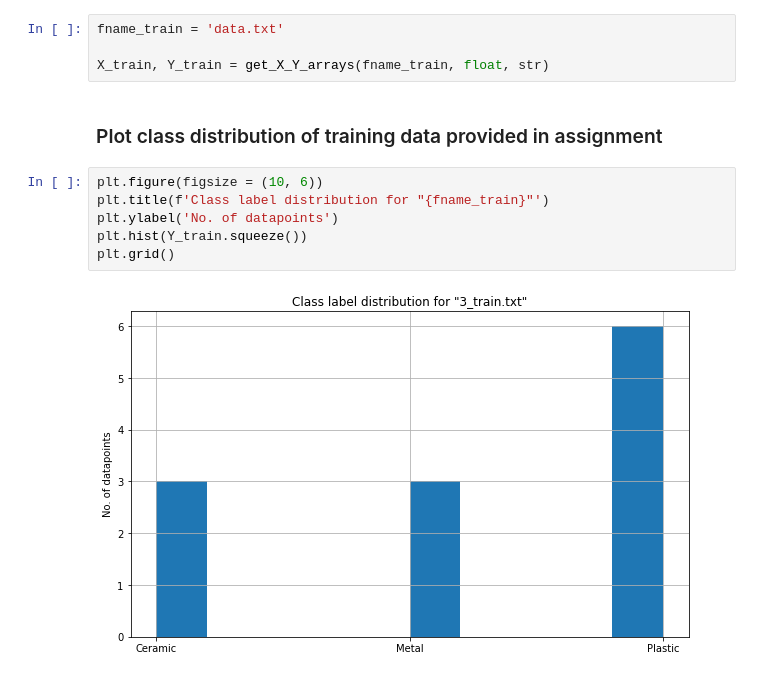
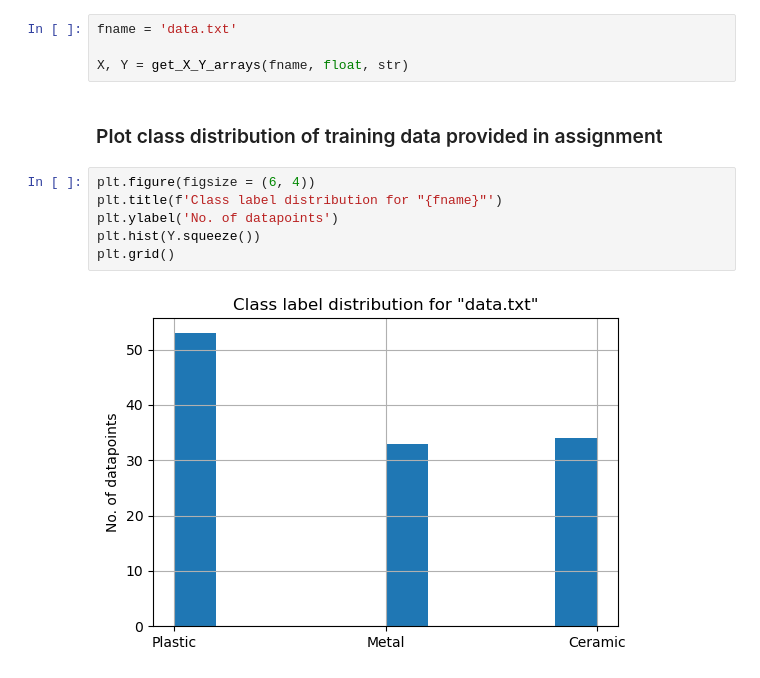
Before and after one commit to Shiska07/Spring_23_Projects, a Jupyter notebook: Machine_Learning/P2/P2_Ensemble_Clasifiers.ipynb, the cells around one changed output. Saved outputs shown, nothing was run; the diff lists cells and outputs as text.

```diff
--- a/Machine_Learning/P2/P2_Ensemble_Clasifiers.ipynb
+++ b/Machine_Learning/P2/P2_Ensemble_Clasifiers.ipynb
@@ -258,16 +294,16 @@ def train_softmax_regressor_batch(X_train, Y_train, alpha, epochs):
 1) Training/evaluation file: name of a .txt file with each line containing training/evaluation features(x) and label(y) in the following format:
 ((x1, x2, .....xn), y)
 # %%
-fname_train = 'data.txt'
+fname = 'data.txt'
 
-X_train, Y_train = get_X_Y_arrays(fname_train, float, str)
+X, Y = get_X_Y_arrays(fname, float, str)
 # %% [markdown]
 ### Plot class distribution of training data provided in assignment
 # %%
-plt.figure(figsize = (10, 6))
-plt.title(f'Class label distribution for "{fname_train}"')
+plt.figure(figsize = (6, 4))
+plt.title(f'Class label distribution for "{fname}"')
 plt.ylabel('No. of datapoints')
-plt.hist(Y_train.squeeze())
+plt.hist(Y.squeeze())
 plt.grid()
 # %% [output]
-[figure, old version]
+[figure, new version]
```
Also changed, not shown: parts of 19 cells of this notebook, 3 other files.
